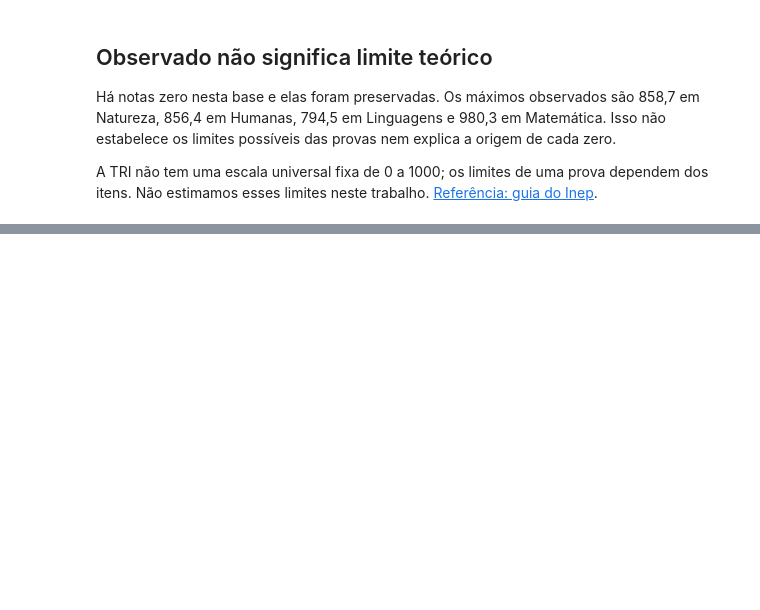
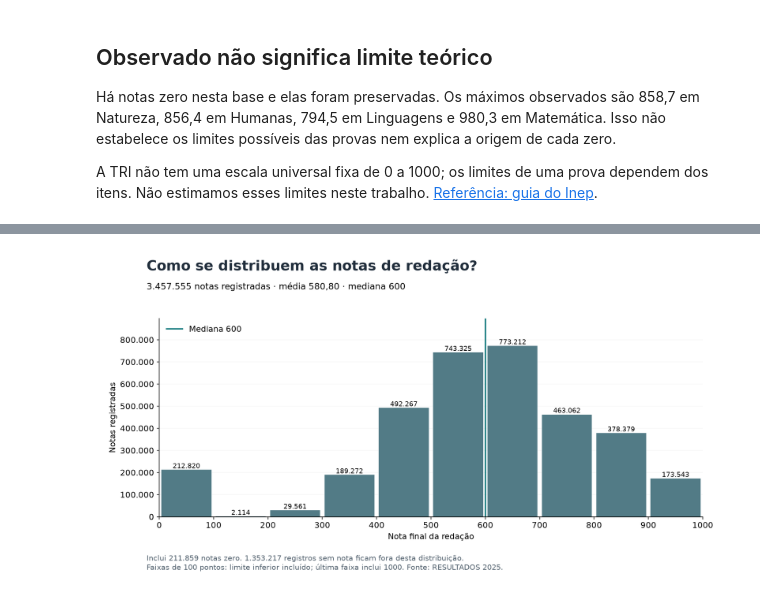
Before and after one commit to pachecosamuel/ENEM-Data-Analysis, a Jupyter notebook: apresentacao/visao_geral_2025.ipynb, the cells around one changed output, grey strips where cells are left out. Saved outputs shown, nothing was run; the diff lists cells and outputs as text; code cells hidden in the pictures; blank space fills up the shorter version.

```diff
--- a/apresentacao/visao_geral_2025.ipynb
+++ b/apresentacao/visao_geral_2025.ipynb
@@ -35,6 +39,18 @@ resumo_dias = participacao["resumo"]
 assert (resumo_dias["total_base"], resumo_dias["presentes_dia1"], resumo_dias["presentes_dia2"], resumo_dias["presentes_ambos"]) == (4810772, 3457555, 3260336, 3244348)
 tabela = pd.read_csv(raiz / "analitica/desempenho_2025.csv")
 figuras_participacao = gerar_graficos_participacao(participacao, raiz / "apresentacao/graficos")
+from src.redacao_graficos import gerar_graficos_redacao
+auditoria_redacao = json.loads((raiz / "reports/validacao_redacao_2025.json").read_text(encoding="utf-8"))
+inscritos = json.loads((raiz / "reports/validacao_inscritos_2025.json").read_text(encoding="utf-8"))
+assert auditoria_redacao["sha256_depois"] == auditoria_participacao["sha256_depois"] == inscritos["sha256_resultados"]
+assert inscritos["oficial"]["inscricoes_confirmadas"] == 4811338
+assert inscritos["participantes"]["registros"] == inscritos["registros_resultados"] == 4810772
+for nome, esperado in auditoria_redacao["hashes_csv"].items():
+    conferir_hash(raiz / "analitica" / nome, esperado)
+redacao = auditoria_redacao["resultado"]
+assert (redacao["final"][0]["n"], redacao["final"][0]["zeros"], redacao["final"][0]["mediana"]) == (3457555, 211859, 600)
+assert auditoria_redacao["controles"]["recorte_competencias"] == 3245696
+figuras_redacao = gerar_graficos_redacao(redacao, raiz / "apresentacao/graficos")
 # %% [markdown]
 ## O 2º dia teve 197.219 presenças completas a menos que o 1º.
 
@@ -114,0 +137,4 @@ A TRI não tem uma escala universal fixa de 0 a 1000; os limites de uma prova de
+# %%
+display(Image(filename=str(figuras_redacao[0])))
+# %% [output]
+[figure, added]
```
Also changed, not shown: parts of 10 cells of this notebook, 34 other files.
